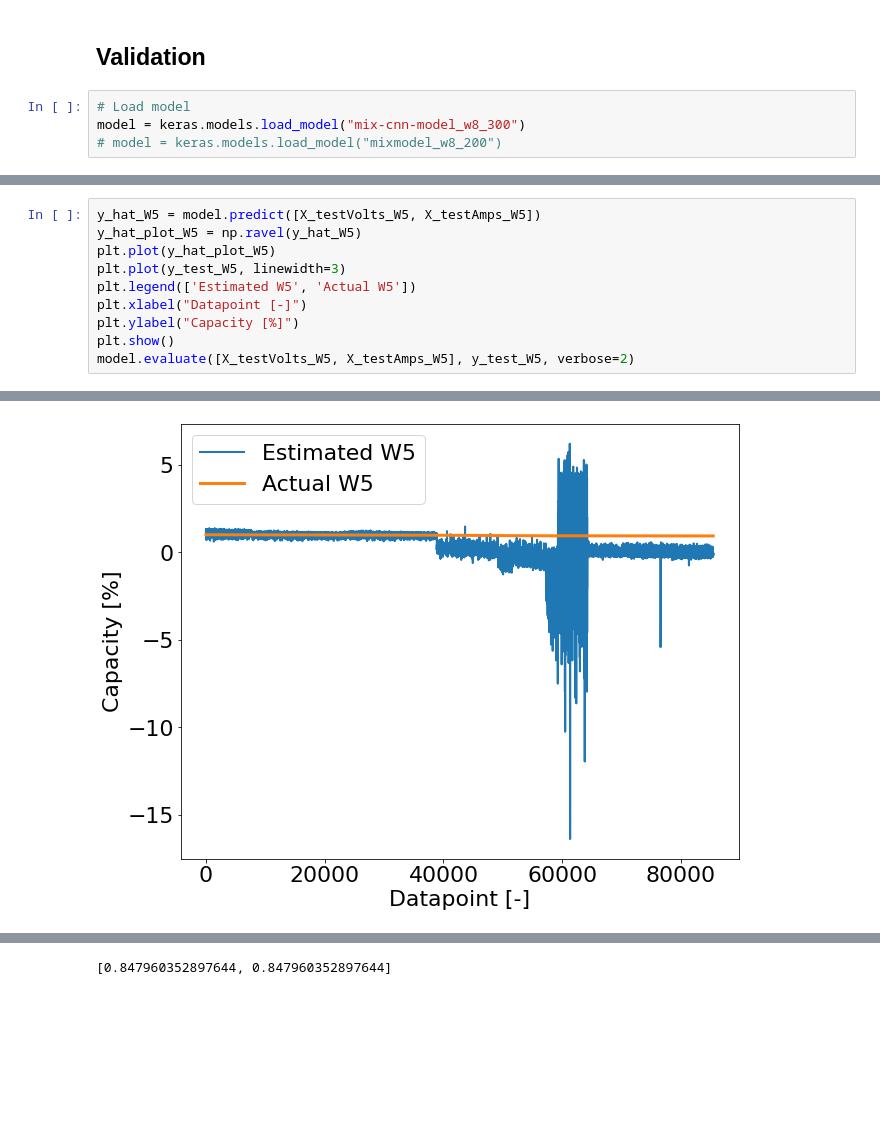
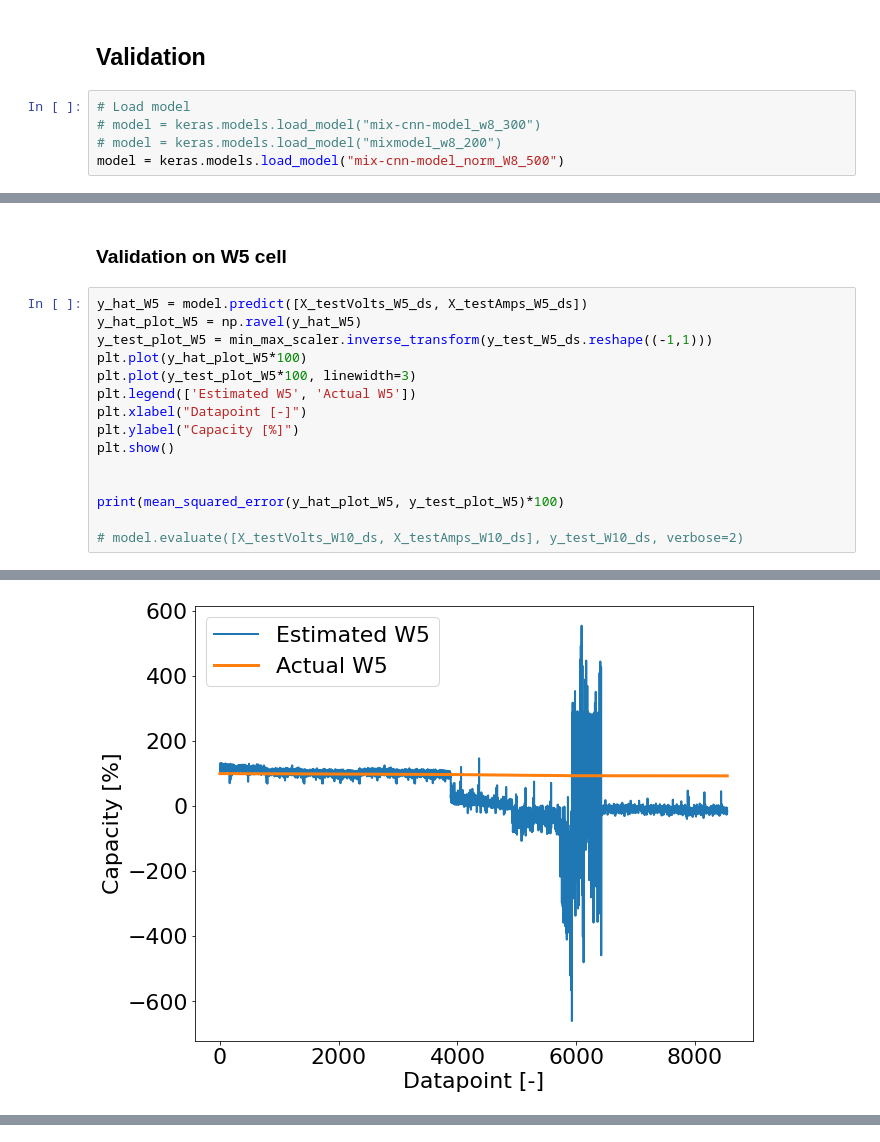
Before and after one commit to kevinrussellmoy/cs-230-final-project, a Jupyter notebook: CNN_final_model.ipynb, the cells around one changed output, grey strips where cells are left out. Drawn from its saved outputs; the diff is of its cells as text; blank space fills up the shorter version.

Commit message:
refactor of model names

```diff
--- a/mix_model copy.ipynb
+++ b/CNN_final_model.ipynb
@@ -263,5 +236,6 @@ dict_keys(['loss', 'mean_squared_error', 'val_loss', 'val_mean_squared_error'])
 ## Validation
 # %%
 # Load model
-model = keras.models.load_model("mix-cnn-model_w8_300")
+# model = keras.models.load_model("mix-cnn-model_w8_300")
 # model = keras.models.load_model("mixmodel_w8_200")
+model = keras.models.load_model("mix-cnn-model_norm_W8_500")
@@ -311,11 +293,18 @@ model.evaluate([X_testVolts_W10_ds, X_testAmps_W10_ds], y_test_W10_ds, verbose=2
+# %% [markdown]
+### Validation on W5 cell
 # %%
-y_hat_W5 = model.predict([X_testVolts_W5, X_testAmps_W5])
+y_hat_W5 = model.predict([X_testVolts_W5_ds, X_testAmps_W5_ds])
 y_hat_plot_W5 = np.ravel(y_hat_W5)
-plt.plot(y_hat_plot_W5)
-plt.plot(y_test_W5, linewidth=3)
+y_test_plot_W5 = min_max_scaler.inverse_transform(y_test_W5_ds.reshape((-1,1)))
+plt.plot(y_hat_plot_W5*100)
+plt.plot(y_test_plot_W5*100, linewidth=3)
 plt.legend(['Estimated W5', 'Actual W5'])
 plt.xlabel("Datapoint [-]")
 plt.ylabel("Capacity [%]")
 plt.show()
-model.evaluate([X_testVolts_W5, X_testAmps_W5], y_test_W5, verbose=2)
+
+
+print(mean_squared_error(y_hat_plot_W5, y_test_plot_W5)*100)
+
+# model.evaluate([X_testVolts_W10_ds, X_testAmps_W10_ds], y_test_W10_ds, verbose=2)
 # %% [output]
@@ -323 +312 @@ model.evaluate([X_testVolts_W5, X_testAmps_W5], y_test_W5, verbose=2)
-[figure, old version]
+[figure, new version]
@@ -325 +313,0 @@ model.evaluate([X_testVolts_W5, X_testAmps_W5], y_test_W5, verbose=2)
-[0.847960352897644, 0.847960352897644]
```
Also changed, not shown: parts of 16 cells of this notebook, 3 other files.
